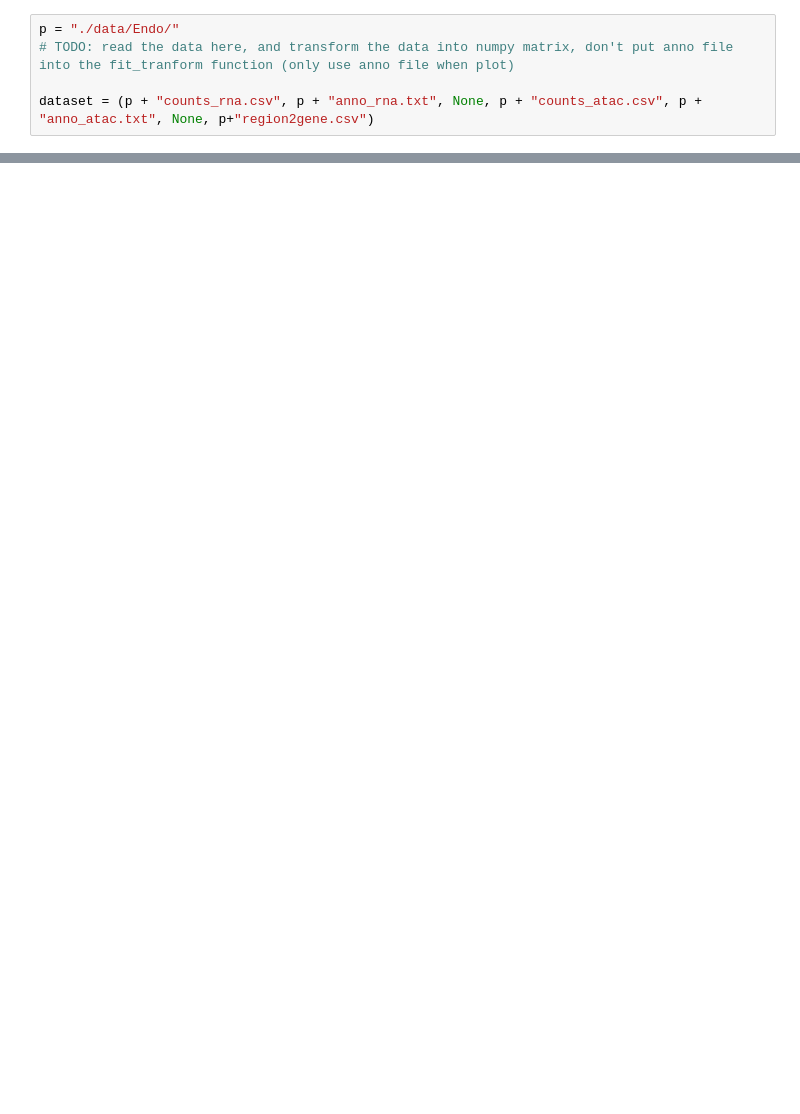
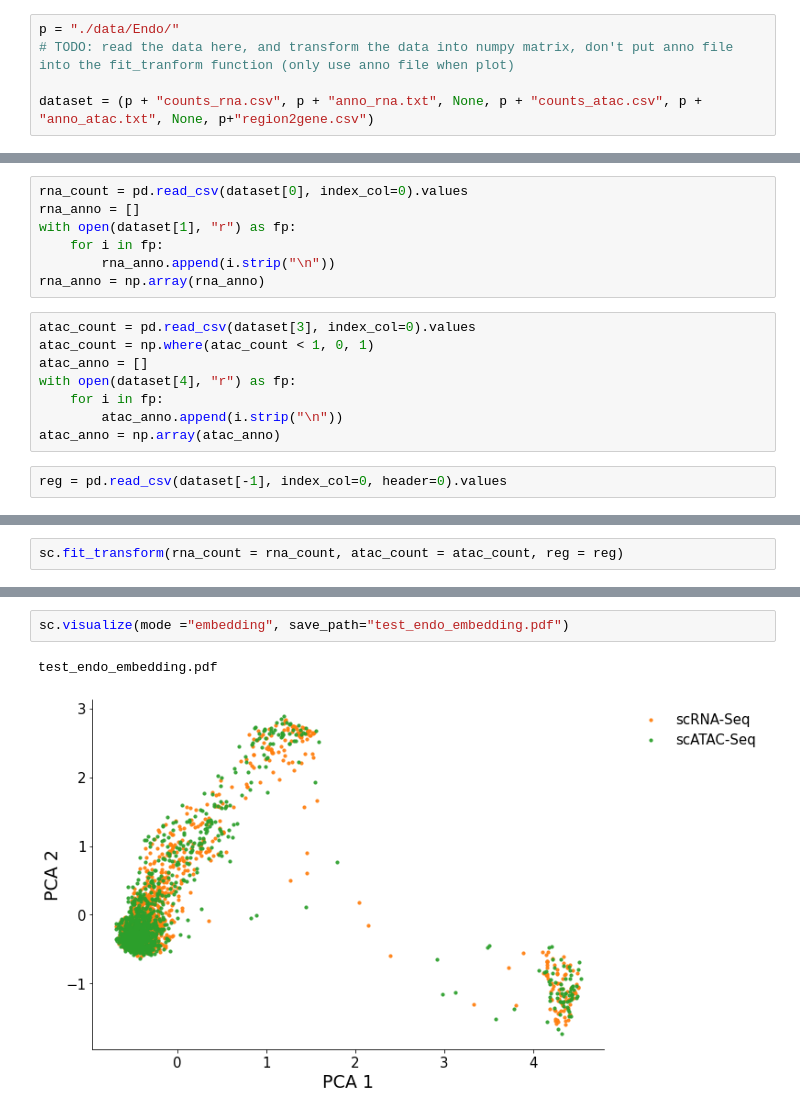
Before and after one commit to PeterZZQ/scDART, a Jupyter notebook: newdemo.ipynb, the cells around one changed output, grey strips where cells are left out. Saved outputs shown, nothing was run; the diff lists cells and outputs as text; blank space fills up the shorter version.

```diff
--- a/newdemo.ipynb
+++ b/newdemo.ipynb
@@ -34,0 +18,17 @@ RuntimeError: The size of tensor a (11488) must match the size of tensor b (1148
+# %%
+rna_count = pd.read_csv(dataset[0], index_col=0).values
+rna_anno = []
+with open(dataset[1], "r") as fp:
+    for i in fp:
+        rna_anno.append(i.strip("\n"))
+rna_anno = np.array(rna_anno)
+# %%
+atac_count = pd.read_csv(dataset[3], index_col=0).values
+atac_count = np.where(atac_count < 1, 0, 1)
+atac_anno = []
+with open(dataset[4], "r") as fp:
+    for i in fp:
+        atac_anno.append(i.strip("\n"))
+atac_anno = np.array(atac_anno)
+# %%
+reg = pd.read_csv(dataset[-1], index_col=0, header=0).values
@@ -34,0 +43,2 @@ RuntimeError: The size of tensor a (11488) must match the size of tensor b (1148
+# %%
+sc.fit_transform(rna_count = rna_count, atac_count = atac_count, reg = reg)
@@ -34,0 +77,5 @@ RuntimeError: The size of tensor a (11488) must match the size of tensor b (1148
+# %%
+sc.visualize(mode ="embedding", save_path="test_endo_embedding.pdf")
+# %% [output]
+test_endo_embedding.pdf
+[figure, added]
```
Also changed, not shown: parts of 12 cells of this notebook, 3 other files.
